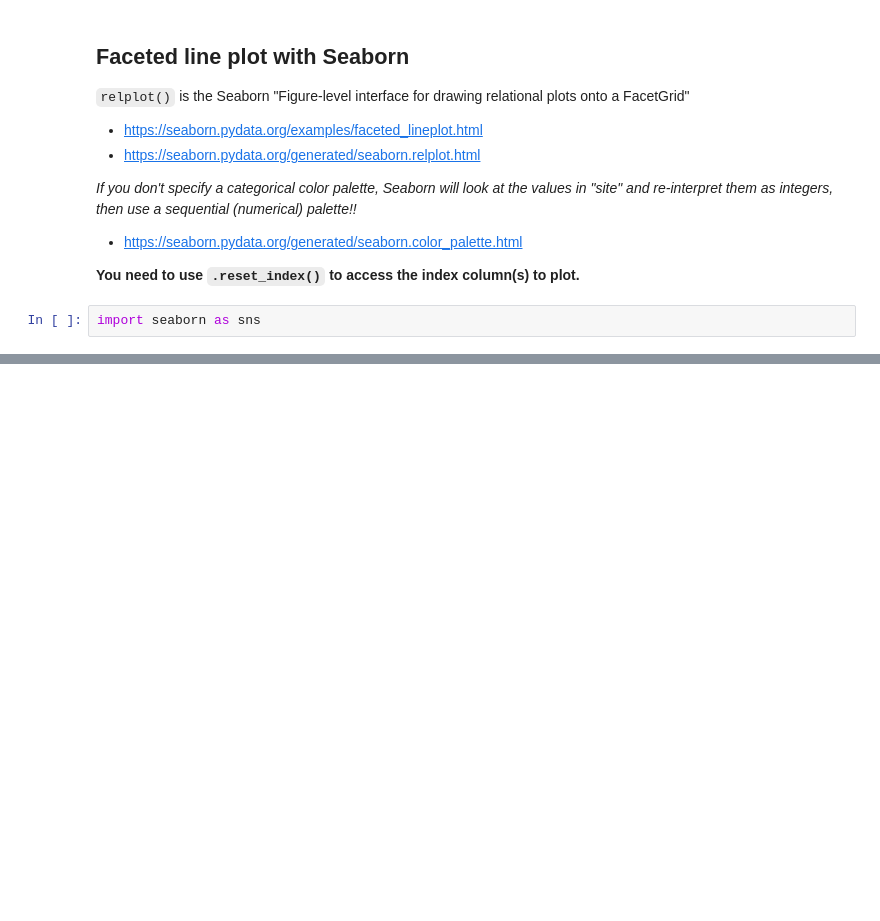
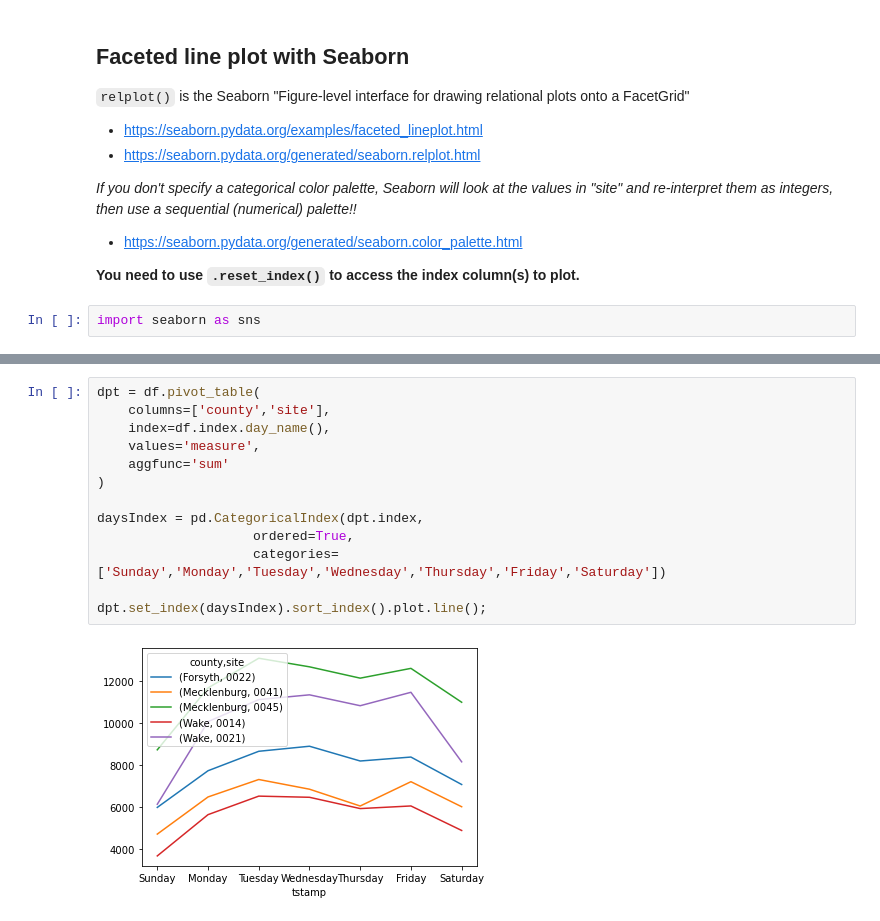
Before and after one commit to emonson/pandas-jupyterlab, a Jupyter notebook: Groupby_NCexploration.ipynb, the cells around one changed output, grey strips where cells are left out. Cells and saved outputs as stored; diff of their text form; blank space fills up the shorter version.

```diff
--- a/Groupby_NCexploration.ipynb
+++ b/Groupby_NCexploration.ipynb
@@ -678,0 +726,15 @@ and the
+# %%
+dpt = df.pivot_table(
+    columns=['county','site'],
+    index=df.index.day_name(),
+    values='measure',
+    aggfunc='sum'
+)
+
+daysIndex = pd.CategoricalIndex(dpt.index,
+                    ordered=True,
+                    categories=['Sunday','Monday','Tuesday','Wednesday','Thursday','Friday','Saturday'])
+
+dpt.set_index(daysIndex).sort_index().plot.line();
+# %% [output]
+[figure, added]
```
Also changed, not shown: parts of 31 cells of this notebook.
